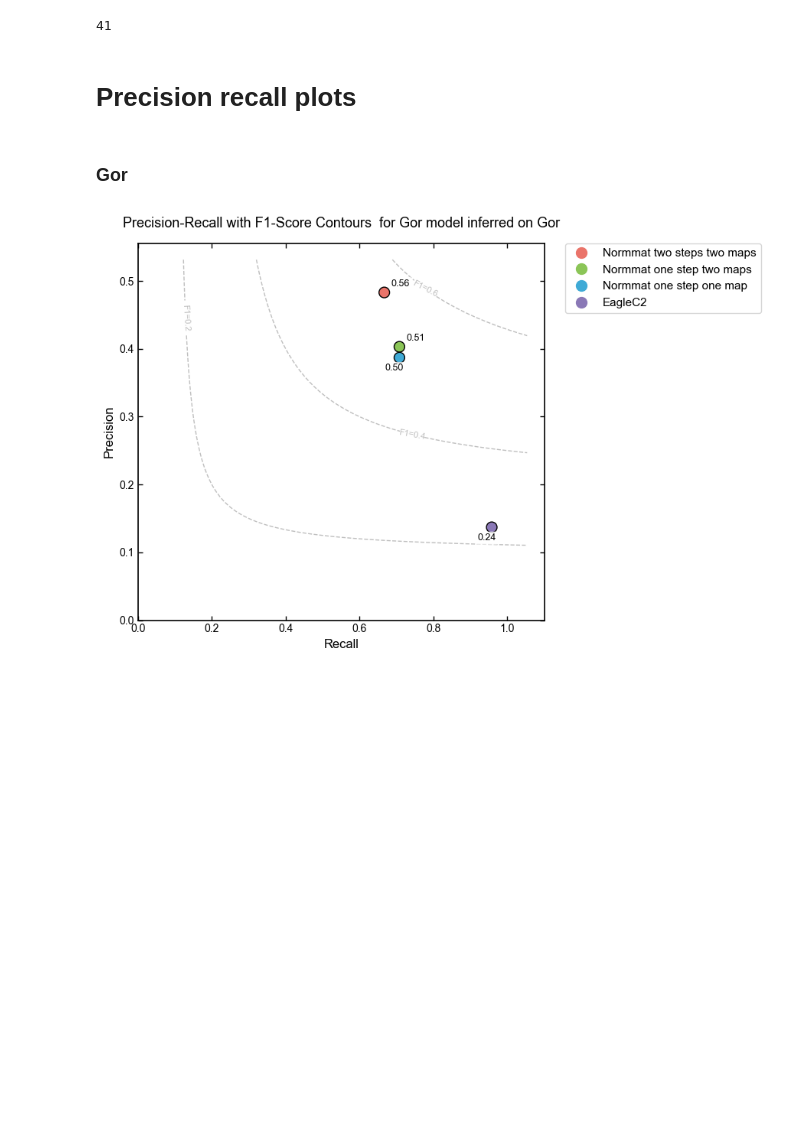
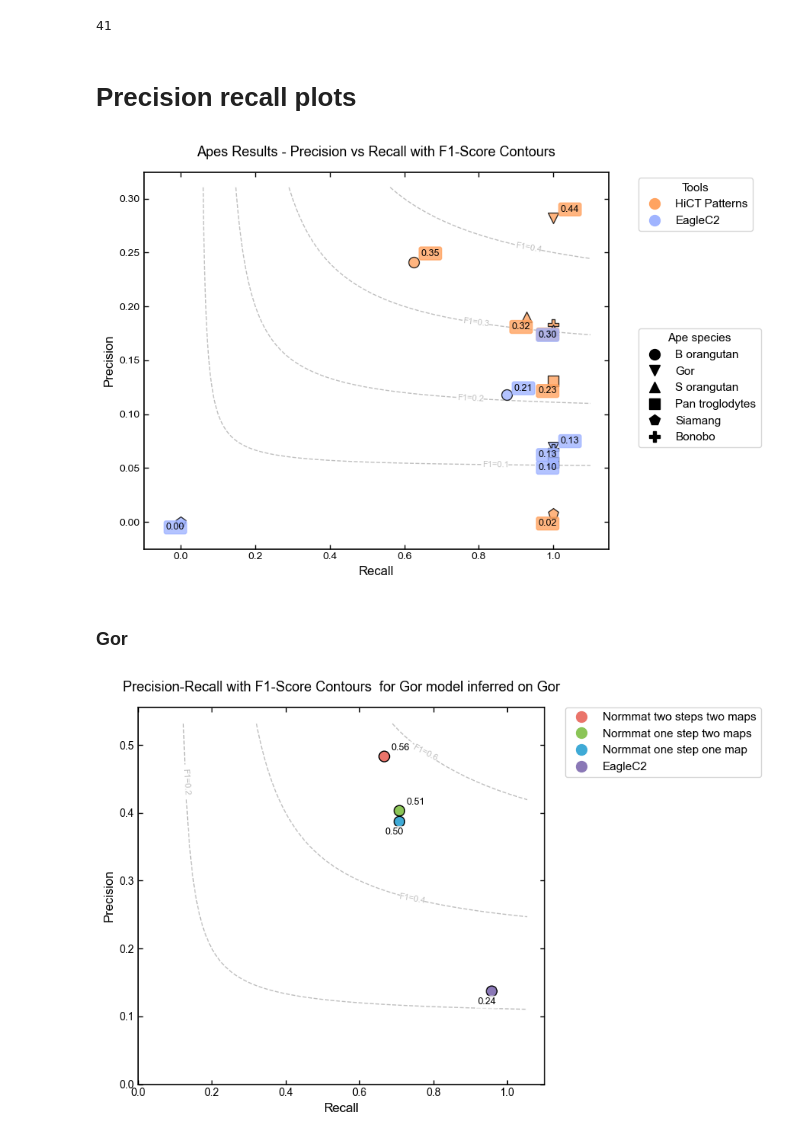
Before and after one commit to Dv1t/HICT_Patterns, a Jupyter notebook: notebooks/plot_metrics.ipynb, the cells around one changed output. Saved outputs shown, nothing was run; the diff lists cells and outputs as text; code cells hidden in the pictures; blank space fills up the shorter version.

```diff
--- a/notebooks/plot_metrics.ipynb
+++ b/notebooks/plot_metrics.ipynb
@@ -981,3 +1596,42 @@ def create_f1_contour_plot(
+# %%
+labels = list(mono_results['pipeline'].keys())
+pipeline_recalls = []
+eaglec_recalls = []
+pipeline_precisions = []
+eaglec_precisions = []
+
+for label in labels:
+    pipeline_recall = mono_results['pipeline'][label]['recall']
+    eaglec_recall = mono_results['eaglec'][label]['recall']
+    pipeline_precision = mono_results['pipeline'][label]['precision']
+    eaglec_precision = mono_results['eaglec'][label]['precision']
+    pipeline_recalls.append(pipeline_recall)
+    eaglec_recalls.append(eaglec_recall)
+    pipeline_precisions.append(pipeline_precision)
+    eaglec_precisions.append(eaglec_precision)
+
+fig = create_f1_contour_plot_group_by_shape(
+    precision_values_groups=[pipeline_precisions, eaglec_precisions],
+    recall_values_groups=[pipeline_recalls, eaglec_recalls],
+    colors=['#ffa360', "#a0b4ff", ],
+    shapes=['o', 'v', '^', 's', 'p', 'P'],
+    names=labels,
+    group_names=['HiCT Patterns', 'EagleC2'],
+    figsize=(9, 6),
+    title=f"Apes Results - Precision vs Recall with F1-Score Contours",
+    x_label="Recall",
+    y_label="Precision",
+    show_f1_curves=True,
+    f1_levels=[0.1, 0.2, 0.3, 0.4, 0.5, 0.6, 0.8, 0.9, 1.0, 1.2, 1.4, 1.6, 1.8, 2.0],
+    marker_size=100,
+    font_size_labels=9,
+)
+
+# Show the plot
+plt.savefig('mono_results.svg')
+plt.show()
+# %% [output]
+[figure, added]
 # %% [markdown]
 ### Gor
 # %%
```
Also changed, not shown: parts of 25 cells of this notebook.
